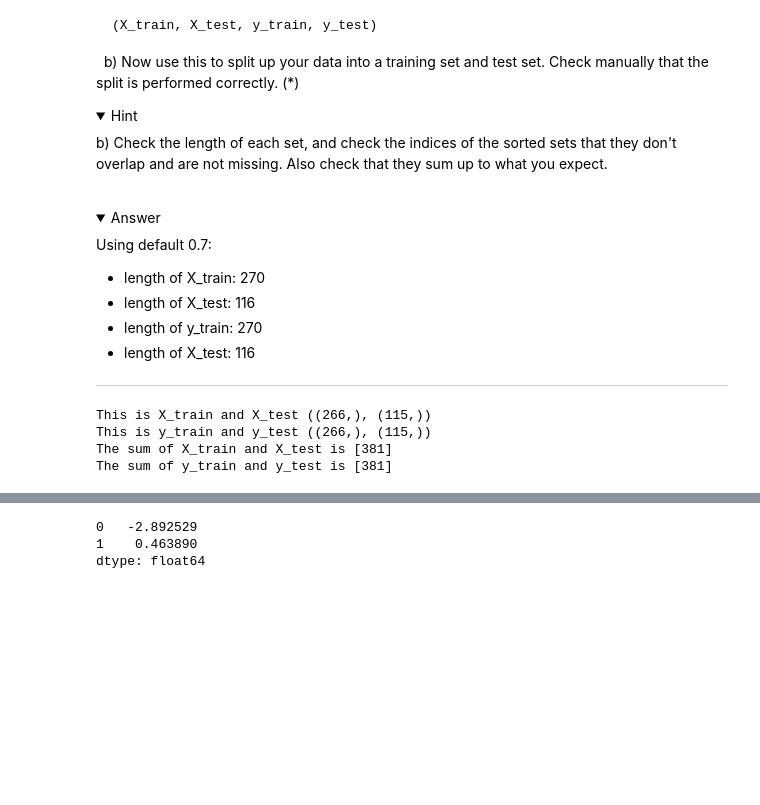
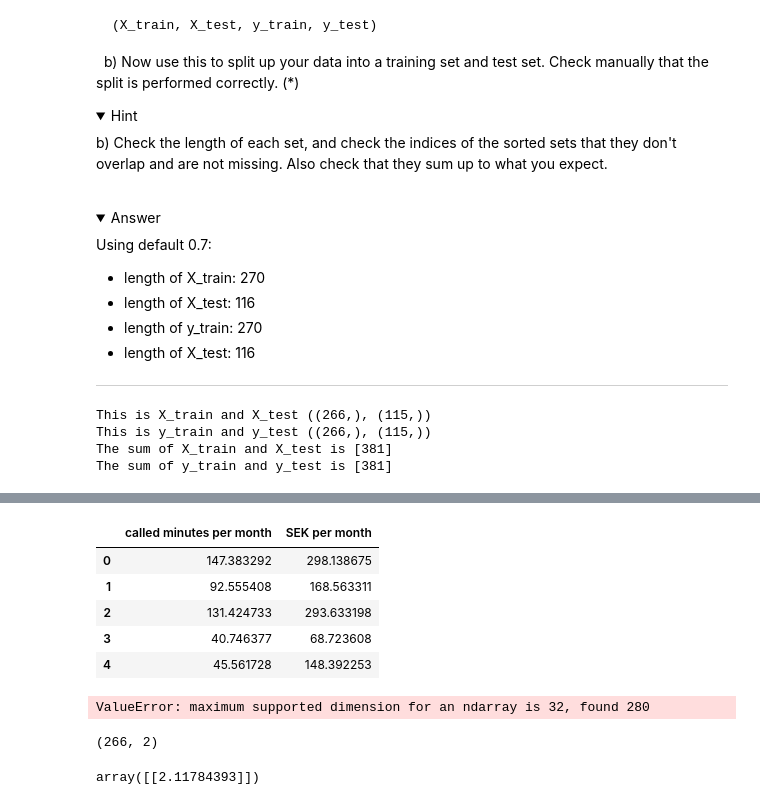
Before and after one commit to SCGlass/Machine-learning, a Jupyter notebook: Exercises/E00_Linear_regression.ipynb, the cells around one changed output, grey strips where cells are left out. Cells and saved outputs as stored; diff of their text form; code cells hidden in the pictures; folded sections open; blank space fills up the shorter version.

```diff
--- a/Exercises/E00_Linear_regression.ipynb
+++ b/Exercises/E00_Linear_regression.ipynb
@@ -241,16 +268,21 @@ It is important to keep track of the shapes of the vectors, matrices in order fo
 # %%
 # creating a new data frame with training data.
 df_phone_sub_train = pd.DataFrame()
 df_phone_sub_train["called minutes per month"] = pd.Series(X_train)
 df_phone_sub_train["SEK per month"] = pd.Series(y_train)
+
+df_phone_sub_train.head()
+# %% [output]
+|  | called minutes per month | SEK per month |
+| 0 | 147.383292 | 298.138675 |
+| 1 | 92.555408 | 168.563311 |
+| 2 | 131.424733 | 293.633198 |
+| 3 | 40.746377 | 68.723608 |
+| 4 | 45.561728 | 148.392253 |
 # %%
 X_train, y_train = df_phone_sub_train.drop("SEK per month", axis="columns"), df_phone_sub_train["SEK per month"]
 X_train.insert(0, "Intercept",1) # inserts intercept column
-
-beta_hat = np.linalg.inv(X_train.T@X_train)@X_train.T@y_train
-
-beta_hat
-# %% [output]
-0   -2.892529
-1    0.463890
-dtype: float64
+# %%
+np.c_[np.ones(X_train), X_train]
+# %% [output]
+ValueError: maximum supported dimension for an ndarray is 32, found 280
@@ -256,0 +292,12 @@ dtype: float64
+# %%
+X_train.shape
+# %% [output]
+(266, 2)
+# %%
+
+regression_fit = lambda X, y: np.linalg.inv(X.T@X)@X.T@y
+beta_hat = regression_fit(X_train, y_train)
+
+beta_hat
+# %% [output]
+array([[2.11784393]])
```
Also changed, not shown: parts of 8 cells of this notebook, 1 other file.
